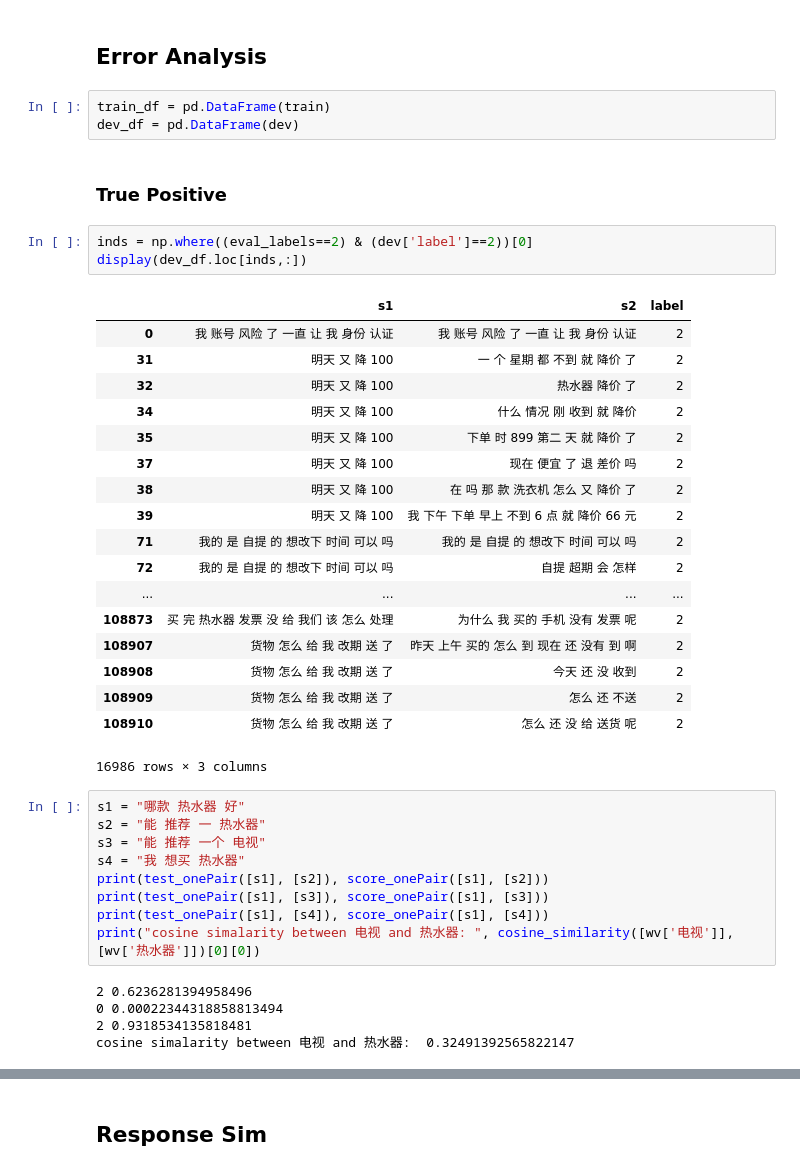
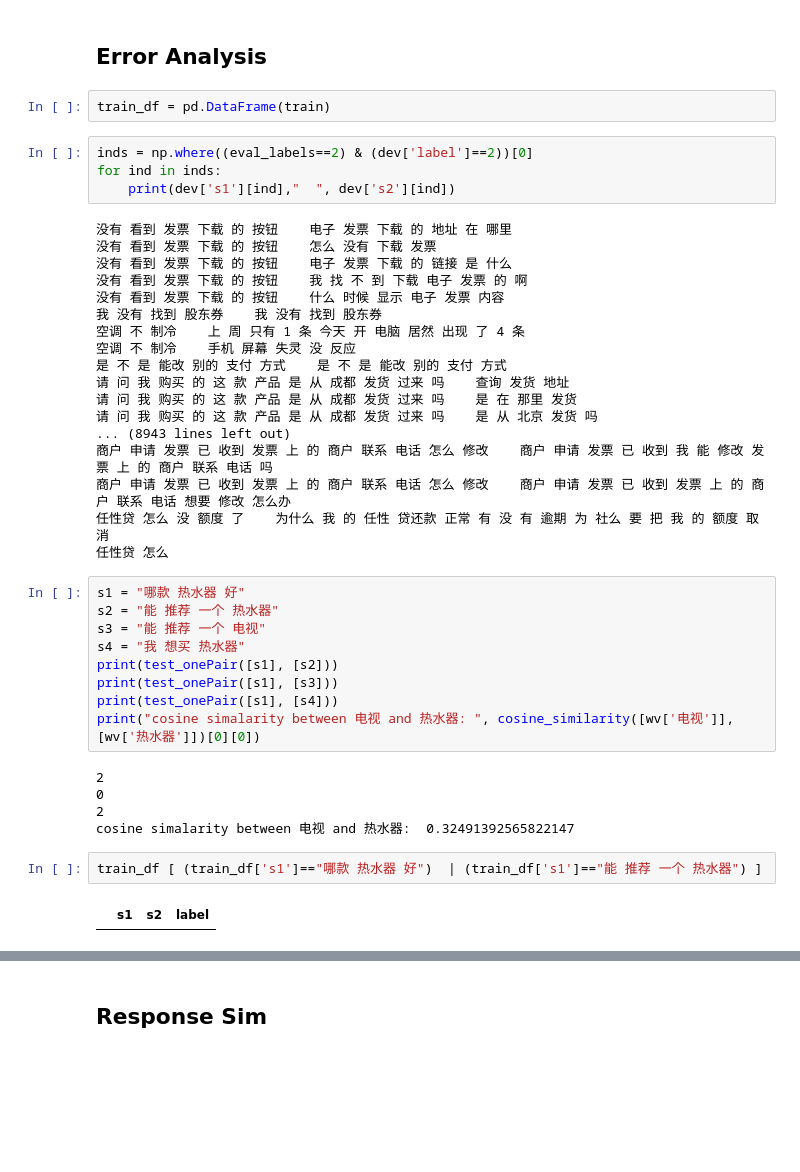
Before and after one commit to tingchunyeh/Sentence-Sim, a Jupyter notebook: Models_Evaluation.ipynb, the cells around one changed output, grey strips where cells are left out. Saved outputs shown, nothing was run; the diff lists cells and outputs as text; blank space fills up the shorter version.

Commit message:
data

```diff
--- a/Models_Evaluation.ipynb
+++ b/Models_Evaluation.ipynb
@@ -471,44 +444,45 @@ Normalized confusion matrix
 ## Error Analysis
 # %%
 train_df = pd.DataFrame(train)
-dev_df = pd.DataFrame(dev)
-# %% [markdown]
-### True Positive
 # %%
 inds = np.where((eval_labels==2) & (dev['label']==2))[0]
-display(dev_df.loc[inds,:])
+for ind in inds:
+    print(dev['s1'][ind],"  ", dev['s2'][ind])
 # %% [output]
-|  | s1 | s2 | label |
-| 0 | 我 账号 风险 了 一直 让 我 身份 认证 | 我 账号 风险 了 一直 让 我 身份 认证 | 2 |
-| 31 | 明天 又 降 100 | 一 个 星期 都 不到 就 降价 了 | 2 |
-| 32 | 明天 又 降 100 | 热水器 降价 了 | 2 |
-| 34 | 明天 又 降 100 | 什么 情况 刚 收到 就 降价 | 2 |
-| 35 | 明天 又 降 100 | 下单 时 899 第二 天 就 降价 了 | 2 |
-| 37 | 明天 又 降 100 | 现在 便宜 了 退 差价 吗 | 2 |
-| 38 | 明天 又 降 100 | 在 吗 那 款 洗衣机 怎么 又 降价 了 | 2 |
-| 39 | 明天 又 降 100 | 我 下午 下单 早上 不到 6 点 就 降价 66 元 | 2 |
-| 71 | 我的 是 自提 的 想改下 时间 可以 吗 | 我的 是 自提 的 想改下 时间 可以 吗 | 2 |
-| 72 | 我的 是 自提 的 想改下 时间 可以 吗 | 自提 超期 会 怎样 | 2 |
-| ... | ... | ... | ... |
-| 108873 | 买 完 热水器 发票 没 给 我们 该 怎么 处理 | 为什么 我 买的 手机 没有 发票 呢 | 2 |
-| 108907 | 货物 怎么 给 我 改期 送 了 | 昨天 上午 买的 怎么 到 现在 还 没有 到 啊 | 2 |
-| 108908 | 货物 怎么 给 我 改期 送 了 | 今天 还 没 收到 | 2 |
-| 108909 | 货物 怎么 给 我 改期 送 了 | 怎么 还 不送 | 2 |
-| 108910 | 货物 怎么 给 我 改期 送 了 | 怎么 还 没 给 送货 呢 | 2 |
-16986 rows × 3 columns
+没有 看到 发票 下载 的 按钮    电子 发票 下载 的 地址 在 哪里
+没有 看到 发票 下载 的 按钮    怎么 没有 下载 发票
+没有 看到 发票 下载 的 按钮    电子 发票 下载 的 链接 是 什么
+没有 看到 发票 下载 的 按钮    我 找 不 到 下载 电子 发票 的 啊
+没有 看到 发票 下载 的 按钮    什么 时候 显示 电子 发票 内容
+我 没有 找到 股东券    我 没有 找到 股东券
+空调 不 制冷    上 周 只有 1 条 今天 开 电脑 居然 出现 了 4 条
+空调 不 制冷    手机 屏幕 失灵 没 反应
+是 不 是 能改 别的 支付 方式    是 不 是 能改 别的 支付 方式
+请 问 我 购买 的 这 款 产品 是 从 成都 发货 过来 吗    查询 发货 地址
+请 问 我 购买 的 这 款 产品 是 从 成都 发货 过来 吗    是 在 那里 发货
+请 问 我 购买 的 这 款 产品 是 从 成都 发货 过来 吗    是 从 北京 发货 吗
+... (8943 lines left out)
+商户 申请 发票 已 收到 发票 上 的 商户 联系 电话 怎么 修改    商户 申请 发票 已 收到 我 能 修改 发票 上 的 商户 联系 电话 吗
+商户 申请 发票 已 收到 发票 上 的 商户 联系 电话 怎么 修改    商户 申请 发票 已 收到 发票 上 的 商户 联系 电话 想要 修改 怎么办
+任性贷 怎么 没 额度 了    为什么 我 的 任性 贷还款 正常 有 没 有 逾期 为 社么 要 把 我 的 额度 取消
+任性贷 怎么
 # %%
 s1 = "哪款 热水器 好"
-s2 = "能 推荐 一 热水器"
+s2 = "能 推荐 一个 热水器"
 s3 = "能 推荐 一个 电视"
 s4 = "我 想买 热水器"
-print(test_onePair([s1], [s2]), score_onePair([s1], [s2]))
-print(test_onePair([s1], [s3]), score_onePair([s1], [s3]))
-print(test_onePair([s1], [s4]), score_onePair([s1], [s4]))
+print(test_onePair([s1], [s2]))
+print(test_onePair([s1], [s3]))
+print(test_onePair([s1], [s4]))
 print("cosine simalarity between 电视 and 热水器: ", cosine_similarity([wv['电视']], [wv['热水器']])[0][0])
 # %% [output]
-2 0.6236281394958496
-0 0.00022344318858813494
-2 0.9318534135818481
+2
+0
+2
 cosine simalarity between 电视 and 热水器:  0.32491392565822147
+# %%
+train_df [ (train_df['s1']=="哪款 热水器 好")  | (train_df['s1']=="能 推荐 一个 热水器") ]
+# %% [output]
+|  | s1 | s2 | label |
 # %%
 s1 = "我 想 把 地址 改 到 北京"
```
Also changed, not shown: parts of 27 cells of this notebook, 10 other files.
